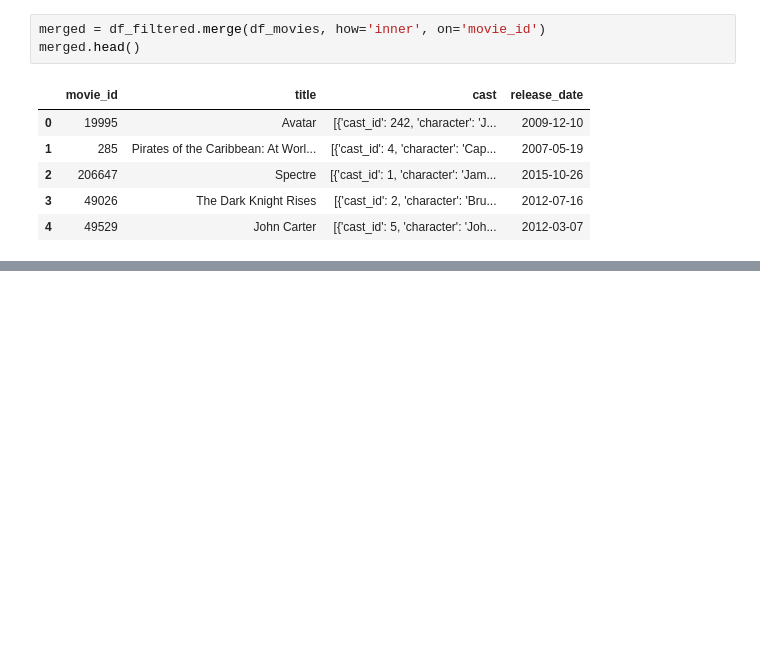
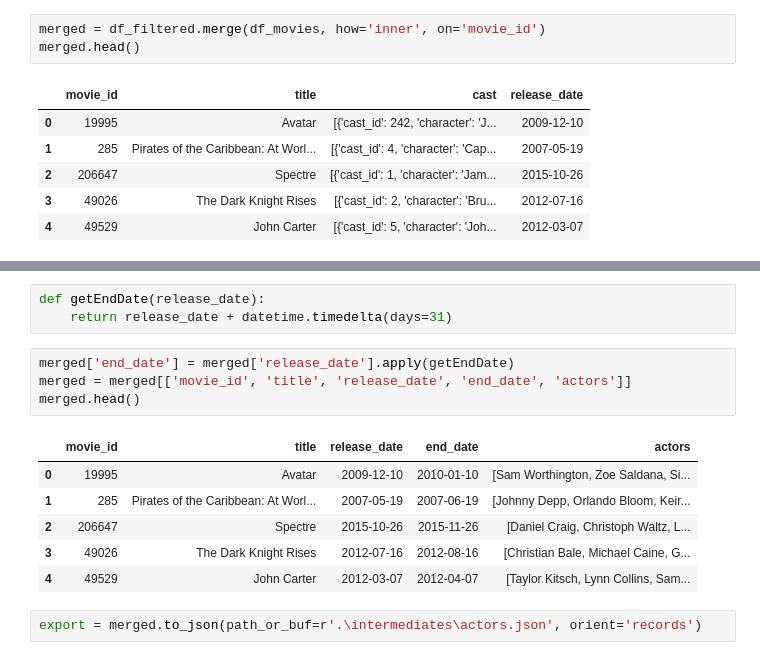
Before and after one commit to j-lei/375, a Jupyter notebook: Actor_List_Creation.ipynb, the cells around one changed output, grey strips where cells are left out. Drawn from its saved outputs; the diff is of its cells as text; blank space fills up the shorter version.

```diff
--- a/Actor_List_Creation.ipynb
+++ b/Actor_List_Creation.ipynb
@@ -135,0 +165,16 @@ TypeError: unsupported operand type(s) for *: 'getset_descriptor' and 'int'
+# %%
+def getEndDate(release_date):
+    return release_date + datetime.timedelta(days=31)
+# %%
+merged['end_date'] = merged['release_date'].apply(getEndDate)
+merged = merged[['movie_id', 'title', 'release_date', 'end_date', 'actors']]
+merged.head()
+# %% [output]
+|  | movie_id | title | release_date | end_date | actors |
+| 0 | 19995 | Avatar | 2009-12-10 | 2010-01-10 | [Sam Worthington, Zoe Saldana, Si... |
+| 1 | 285 | Pirates of the Caribbean: At Worl... | 2007-05-19 | 2007-06-19 | [Johnny Depp, Orlando Bloom, Keir... |
+| 2 | 206647 | Spectre | 2015-10-26 | 2015-11-26 | [Daniel Craig, Christoph Waltz, L... |
+| 3 | 49026 | The Dark Knight Rises | 2012-07-16 | 2012-08-16 | [Christian Bale, Michael Caine, G... |
+| 4 | 49529 | John Carter | 2012-03-07 | 2012-04-07 | [Taylor Kitsch, Lynn Collins, Sam... |
+# %%
+export = merged.to_json(path_or_buf=r'.\intermediates\actors.json', orient='records')
```
Also changed, not shown: parts of 6 cells of this notebook, 1 other file.
